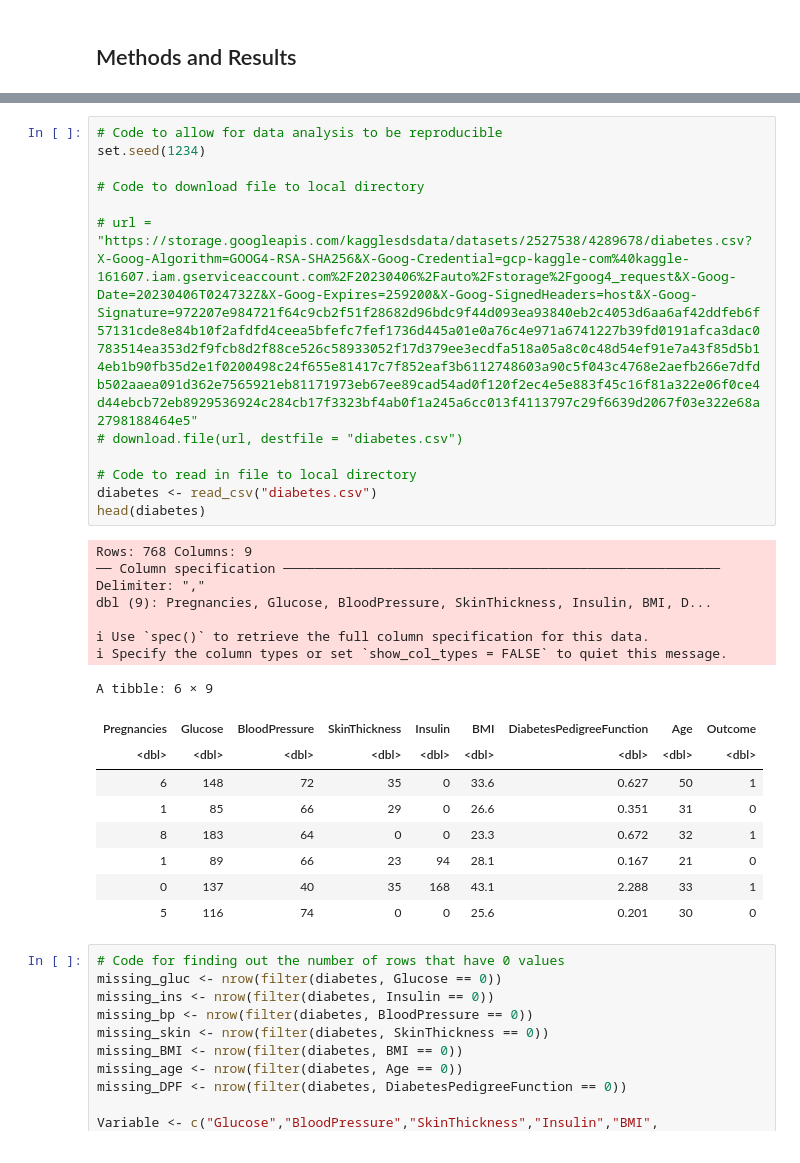
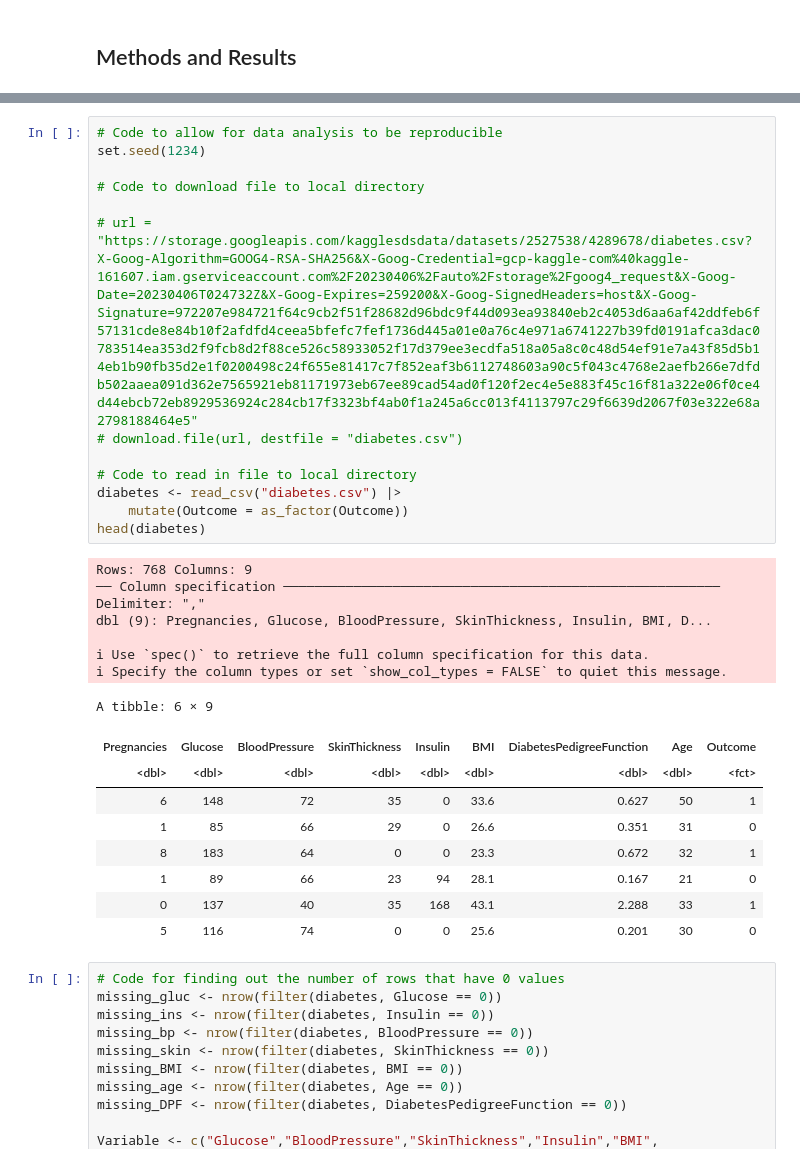
Before and after one commit to NDChavez/diabetes_final, a Jupyter notebook: diabetes_final_project.ipynb, the cells around one changed output, grey strips where cells are left out. Drawn from its saved outputs; the diff is of its cells as text.

```diff
--- a/diabetes_final_project.ipynb
+++ b/diabetes_final_project.ipynb
@@ -47,19 +44,20 @@ set.seed(1234)
 # download.file(url, destfile = "diabetes.csv")
 
 # Code to read in file to local directory
-diabetes <- read_csv("diabetes.csv")
+diabetes <- read_csv("diabetes.csv") |>
+    mutate(Outcome = as_factor(Outcome))
 head(diabetes)
 # %% [output]
 Rows: 768 Columns: 9
 ── Column specification ────────────────────────────────────────────────────────
 Delimiter: ","
 dbl (9): Pregnancies, Glucose, BloodPressure, SkinThickness, Insulin, BMI, D...
 
 ℹ Use `spec()` to retrieve the full column specification for this data.
 ℹ Specify the column types or set `show_col_types = FALSE` to quiet this message.
 A tibble: 6 × 9
 | Pregnancies | Glucose | BloodPressure | SkinThickness | Insulin | BMI | DiabetesPedigreeFunction | Age | Outcome |
-| <dbl> | <dbl> | <dbl> | <dbl> | <dbl> | <dbl> | <dbl> | <dbl> | <dbl> |
+| <dbl> | <dbl> | <dbl> | <dbl> | <dbl> | <dbl> | <dbl> | <dbl> | <fct> |
 | 6 | 148 | 72 | 35 | 0 | 33.6 | 0.627 | 50 | 1 |
 | 1 | 85 | 66 | 29 | 0 | 26.6 | 0.351 | 31 | 0 |
 | 8 | 183 | 64 | 0 | 0 | 23.3 | 0.672 | 32 | 1 |
```
Also changed, not shown: parts of 4 cells of this notebook.
